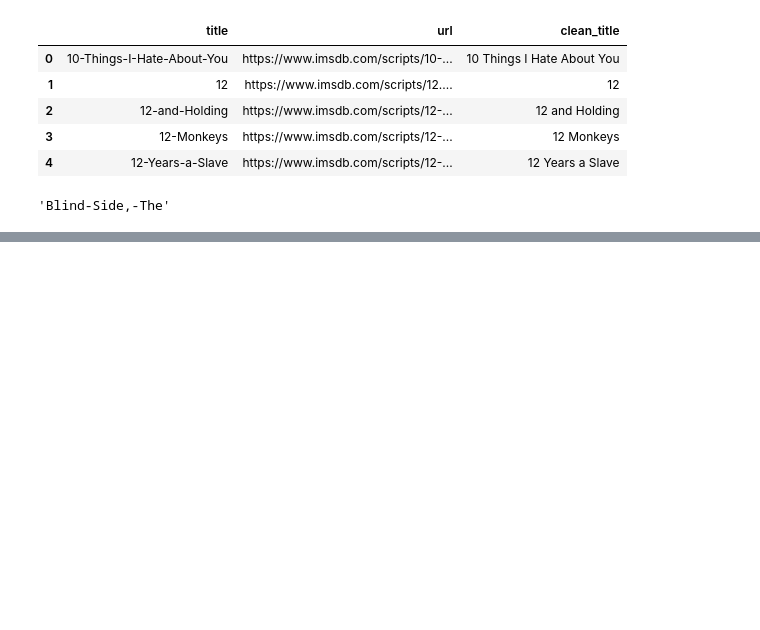
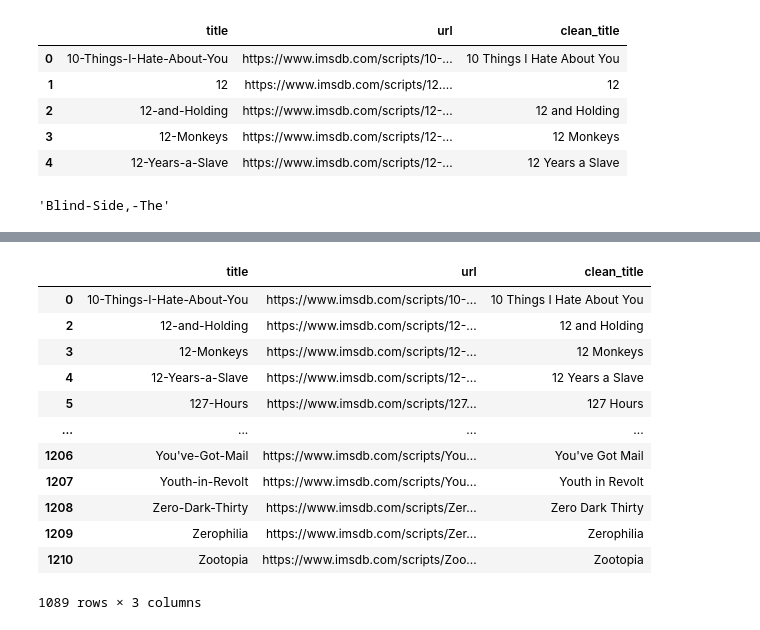
Before and after one commit to Yasser-Lahlou/Bechdel-test, a Jupyter notebook: Test_notebooks/Scraping_tests.ipynb, the cells around one changed output, grey strips where cells are left out. Drawn from its saved outputs; the diff is of its cells as text; code cells hidden in the pictures; blank space fills up the shorter version.

```diff
--- a/Test_notebooks/Scraping_tests.ipynb
+++ b/Test_notebooks/Scraping_tests.ipynb
@@ -197,0 +256,3 @@ df[df['clean_title'] == clean]['title'].item()
+# %%
+present_titles = [script.split('/')[-1][:-4] for script in script_paths]
+present_titles
@@ -197,0 +294,2 @@ df[df['clean_title'] == clean]['title'].item()
+# %%
+df['check'] = df['title'].isin(present_titles)
@@ -197,0 +305,20 @@ df[df['clean_title'] == clean]['title'].item()
+# %%
+new_df = df.drop(df[df.check == False].index).drop_duplicates()
+# %%
+new_df = new_df.drop('check', axis=1)
+# %%
+new_df
+# %% [output]
+|  | title | url | clean_title |
+| 0 | 10-Things-I-Hate-About-You | https://www.imsdb.com/scripts/10-... | 10 Things I Hate About You |
+| 2 | 12-and-Holding | https://www.imsdb.com/scripts/12-... | 12 and Holding |
+| 3 | 12-Monkeys | https://www.imsdb.com/scripts/12-... | 12 Monkeys |
+| 4 | 12-Years-a-Slave | https://www.imsdb.com/scripts/12-... | 12 Years a Slave |
+| 5 | 127-Hours | https://www.imsdb.com/scripts/127... | 127 Hours |
+| ... | ... | ... | ... |
+| 1206 | You've-Got-Mail | https://www.imsdb.com/scripts/You... | You've Got Mail |
+| 1207 | Youth-in-Revolt | https://www.imsdb.com/scripts/You... | Youth in Revolt |
+| 1208 | Zero-Dark-Thirty | https://www.imsdb.com/scripts/Zer... | Zero Dark Thirty |
+| 1209 | Zerophilia | https://www.imsdb.com/scripts/Zer... | Zerophilia |
+| 1210 | Zootopia | https://www.imsdb.com/scripts/Zoo... | Zootopia |
+1089 rows × 3 columns
```
Also changed, not shown: parts of 11 cells of this notebook, 4 other files.
